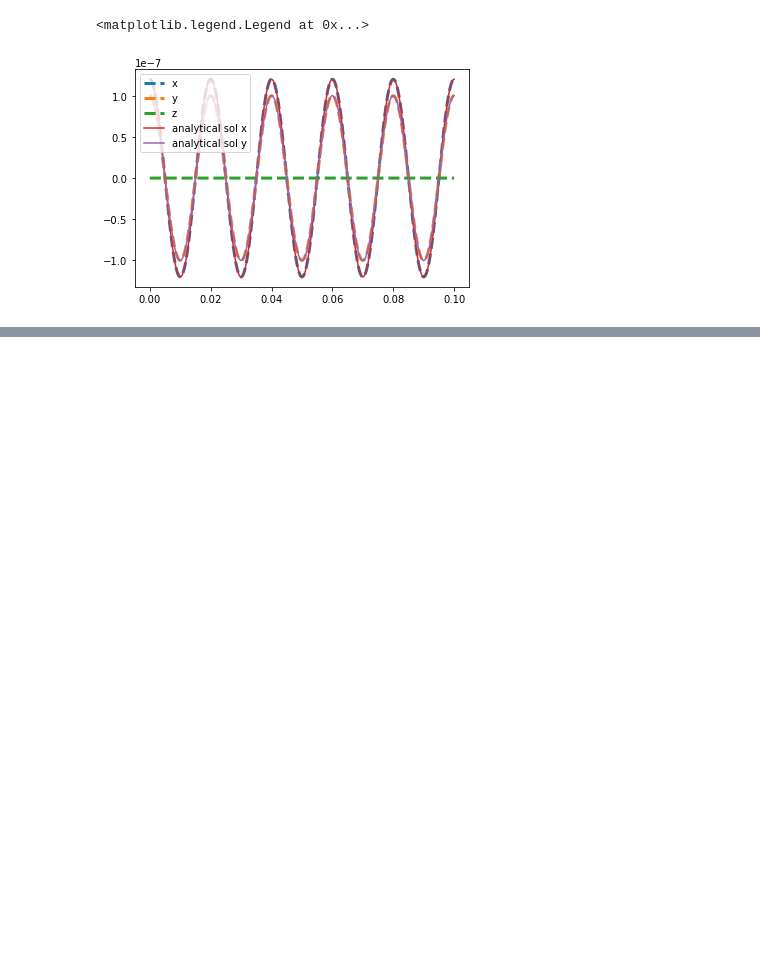
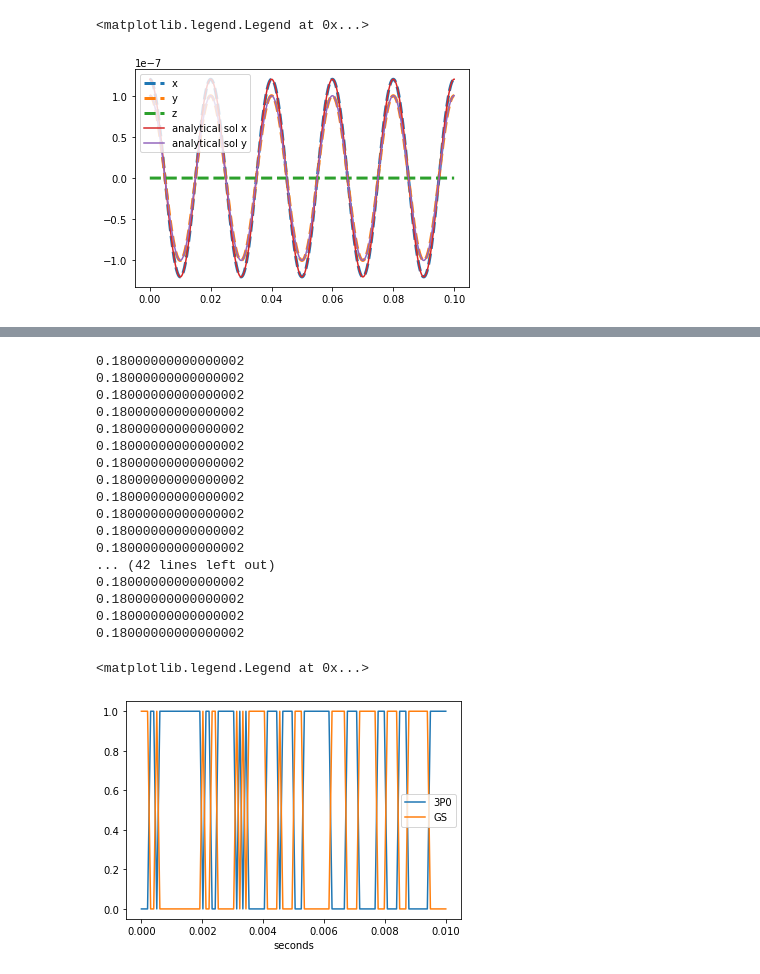
Before and after one commit to JacobSiegel22/GreyMolassesCooling, a Jupyter notebook: GrayMolasses_MC.ipynb, the cells around one changed output, grey strips where cells are left out. Cells and saved outputs as stored; diff of their text form; code cells hidden in the pictures; blank space fills up the shorter version.

```diff
--- a/GrayMolasses_MC.ipynb
+++ b/GrayMolasses_MC.ipynb
@@ -624,0 +686,46 @@ def update_internal_state(dt, internal_state, Omega_clock, delta_clock, Omega_13
+# %%
+#3rd test, rabi flopping, turn on the clock laser, see the atoms go between the GS and the 3P0 state
+tfinal=0.01
+dt=tfinal/N
+times=np.linspace(0,tfinal,N)
+j=0
+internal_state=[1,0,0,0,0]
+pos=[0,0,0]
+pol = np.array([lambda z: 0,lambda z: 0,lambda z: 0])
+sp_decay_flag=False
+sisy_absorb_flag=False
+ES=np.zeros(N)
+GS=np.zeros(N)
+Omega_clock=1.8*10**3 #measured rabi frequency
+delta_clock=0
+for t in times:
+    internal_state, sp_decay_flag, sisy_absorb_Flag = update_internal_state(dt, internal_state,Omega_clock,delta_clock,0,0,pos,pol)
+    ES[j]=internal_state[1]+internal_state[2]
+    GS[j]=internal_state[0]
+    j+=1
+
+plt.plot(times,ES,label='3P0')
+plt.plot(times,GS,label='GS')
+plt.xlabel('seconds')
+plt.legend()
+##we should see rabi flopping about 1x per ms
+# %% [output]
+0.18000000000000002
+0.18000000000000002
+0.18000000000000002
+0.18000000000000002
+0.18000000000000002
+0.18000000000000002
+0.18000000000000002
+0.18000000000000002
+0.18000000000000002
+0.18000000000000002
+0.18000000000000002
+0.18000000000000002
+... (42 lines left out)
+0.18000000000000002
+0.18000000000000002
+0.18000000000000002
+0.18000000000000002
+<matplotlib.legend.Legend at 0x...>
+[figure, added]
```
Also changed, not shown: parts of 21 cells of this notebook.
